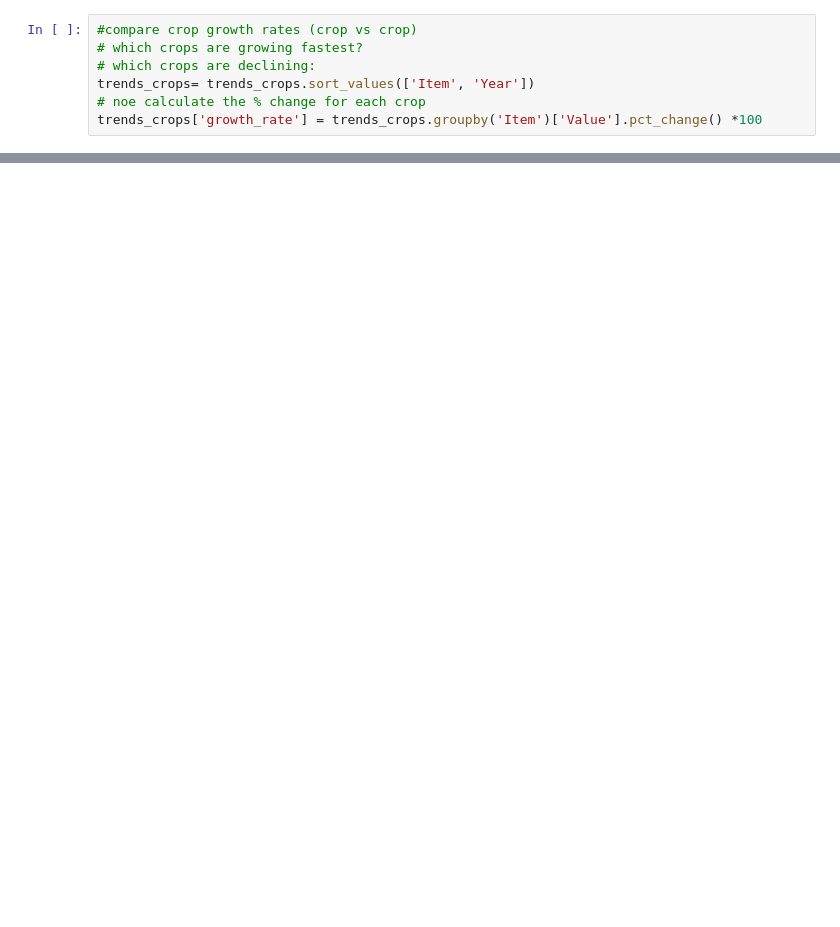
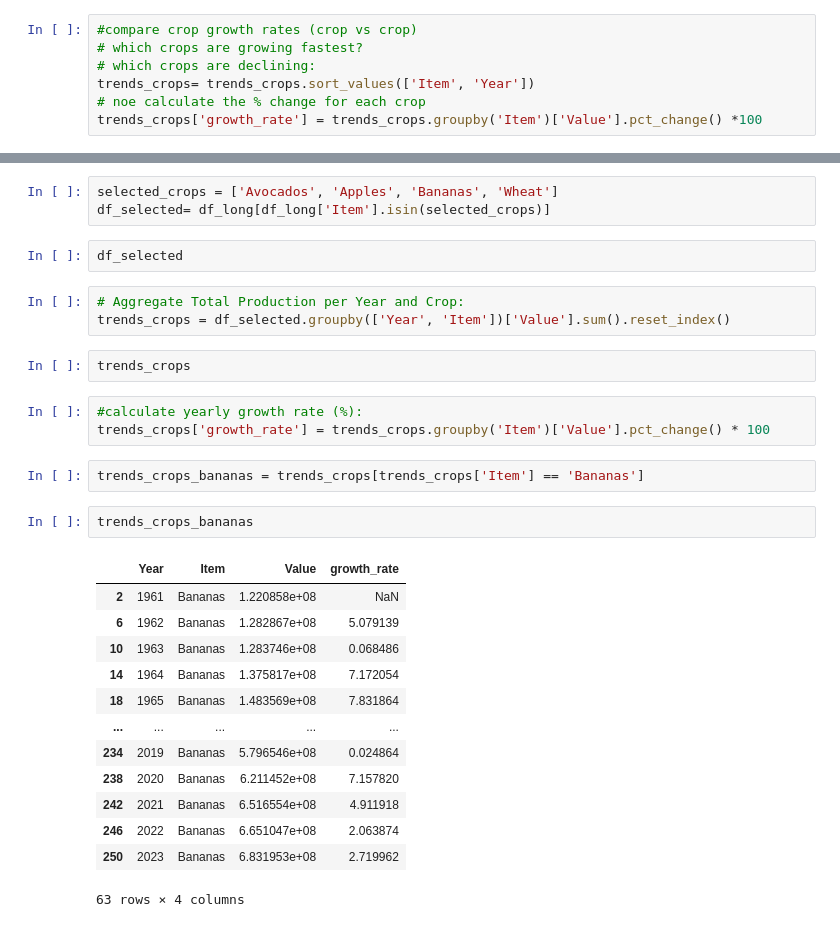
Before and after one commit to Moh-Bashawat/datasci2025, a Jupyter notebook: FAO2.ipynb, the cells around one changed output, grey strips where cells are left out. Cells and saved outputs as stored; diff of their text form; blank space fills up the shorter version.

```diff
--- a/FAO2.ipynb
+++ b/FAO2.ipynb
@@ -138,0 +98,31 @@ sns.lineplot(data=trends_crops, x = 'Year', y = 'growth_rate', hue= 'Item')
+# %%
+selected_crops = ['Avocados', 'Apples', 'Bananas', 'Wheat']
+df_selected= df_long[df_long['Item'].isin(selected_crops)]
+# %%
+df_selected
+# %%
+# Aggregate Total Production per Year and Crop:
+trends_crops = df_selected.groupby(['Year', 'Item'])['Value'].sum().reset_index()
+# %%
+trends_crops
+# %%
+#calculate yearly growth rate (%):
+trends_crops['growth_rate'] = trends_crops.groupby('Item')['Value'].pct_change() * 100
+# %%
+trends_crops_bananas = trends_crops[trends_crops['Item'] == 'Bananas']
+# %%
+trends_crops_bananas
+# %% [output]
+|  | Year | Item | Value | growth_rate |
+| 2 | 1961 | Bananas | 1.220858e+08 | NaN |
+| 6 | 1962 | Bananas | 1.282867e+08 | 5.079139 |
+| 10 | 1963 | Bananas | 1.283746e+08 | 0.068486 |
+| 14 | 1964 | Bananas | 1.375817e+08 | 7.172054 |
+| 18 | 1965 | Bananas | 1.483569e+08 | 7.831864 |
+| ... | ... | ... | ... | ... |
+| 234 | 2019 | Bananas | 5.796546e+08 | 0.024864 |
+| 238 | 2020 | Bananas | 6.211452e+08 | 7.157820 |
+| 242 | 2021 | Bananas | 6.516554e+08 | 4.911918 |
+| 246 | 2022 | Bananas | 6.651047e+08 | 2.063874 |
+| 250 | 2023 | Bananas | 6.831953e+08 | 2.719962 |
+63 rows × 4 columns
```
Also changed, not shown: parts of 18 cells of this notebook.
